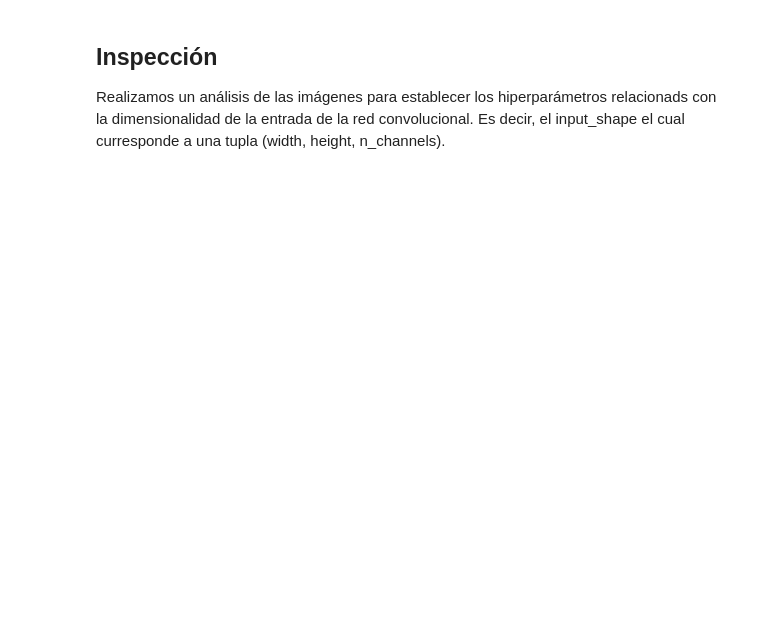
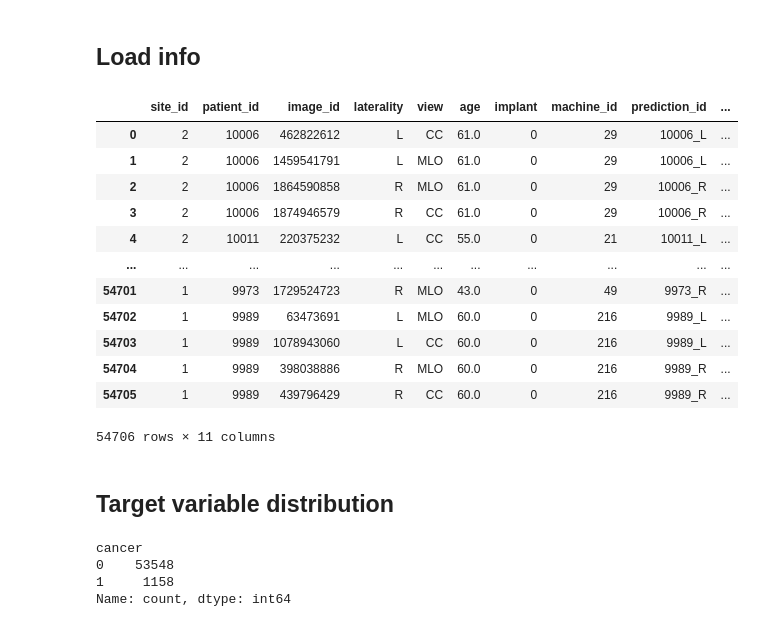
Before and after one commit to AGE90/breast-cancer-detection, a Jupyter notebook: notebooks/04-AGE-image_inspection.ipynb, the cells around one changed output. Saved outputs shown, nothing was run; the diff lists cells and outputs as text; code cells hidden in the pictures; blank space fills up the shorter version.

```diff
--- a/notebooks/04-AGE-image_inspection.ipynb
+++ b/notebooks/04-AGE-image_inspection.ipynb
@@ -16,7 +19,3 @@ from bcd.visualization.visualize import (
 )
 
 sns.set_theme()
-# %% [markdown]
-## Inspección
-
-Realizamos un análisis de las imágenes para establecer los hiperparámetros relacionads con la dimensionalidad de la entrada de la red convolucional. Es decir, el input_shape el cual curresponde a una tupla (width, height, n_channels).
@@ -24,0 +22,32 @@ widths, heights, aspects = analyze_images(data_raw_dir("train/"))
+# %% [markdown]
+## Load info
+# %%
+dataset = pd.read_csv(data_raw_dir("train.csv"))
+dataset["image_name"] = dataset["patient_id"].astype(str) + "_" + dataset["image_id"].astype(str) + ".png"
+
+target = 'cancer'
+
+display(dataset)
+# %% [output]
+|  | site_id | patient_id | image_id | laterality | view | age | implant | machine_id | prediction_id | ... |
+| 0 | 2 | 10006 | 462822612 | L | CC | 61.0 | 0 | 29 | 10006_L | ... |
+| 1 | 2 | 10006 | 1459541791 | L | MLO | 61.0 | 0 | 29 | 10006_L | ... |
+| 2 | 2 | 10006 | 1864590858 | R | MLO | 61.0 | 0 | 29 | 10006_R | ... |
+| 3 | 2 | 10006 | 1874946579 | R | CC | 61.0 | 0 | 29 | 10006_R | ... |
+| 4 | 2 | 10011 | 220375232 | L | CC | 55.0 | 0 | 21 | 10011_L | ... |
+| ... | ... | ... | ... | ... | ... | ... | ... | ... | ... | ... |
+| 54701 | 1 | 9973 | 1729524723 | R | MLO | 43.0 | 0 | 49 | 9973_R | ... |
+| 54702 | 1 | 9989 | 63473691 | L | MLO | 60.0 | 0 | 216 | 9989_L | ... |
+| 54703 | 1 | 9989 | 1078943060 | L | CC | 60.0 | 0 | 216 | 9989_L | ... |
+| 54704 | 1 | 9989 | 398038886 | R | MLO | 60.0 | 0 | 216 | 9989_R | ... |
+| 54705 | 1 | 9989 | 439796429 | R | CC | 60.0 | 0 | 216 | 9989_R | ... |
+54706 rows × 11 columns
+# %% [markdown]
+## Target variable distribution
+# %%
+dataset[target].value_counts()
+# %% [output]
+cancer
+0    53548
+1     1158
+Name: count, dtype: int64
```
Also changed, not shown: parts of 10 cells of this notebook, 5 other files.
